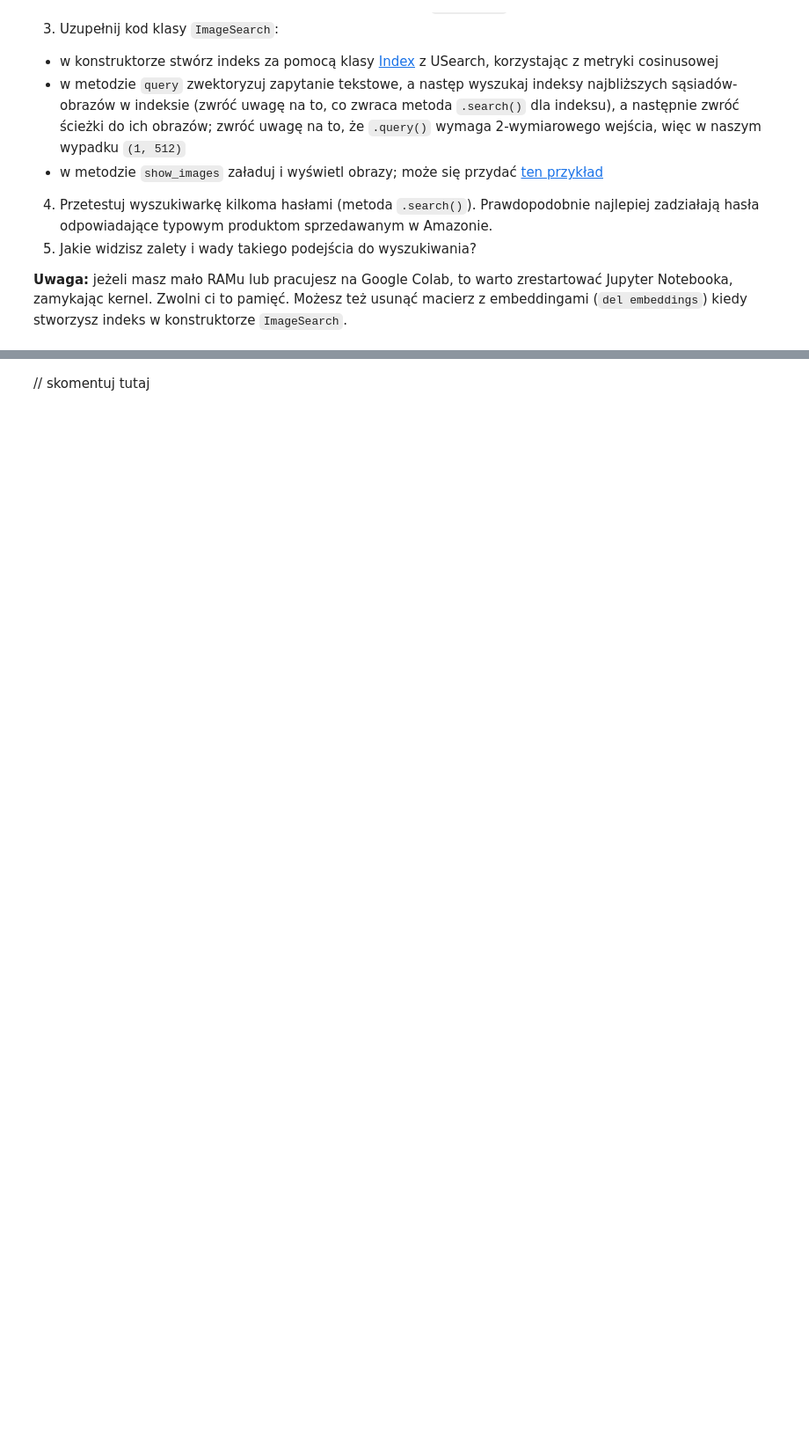
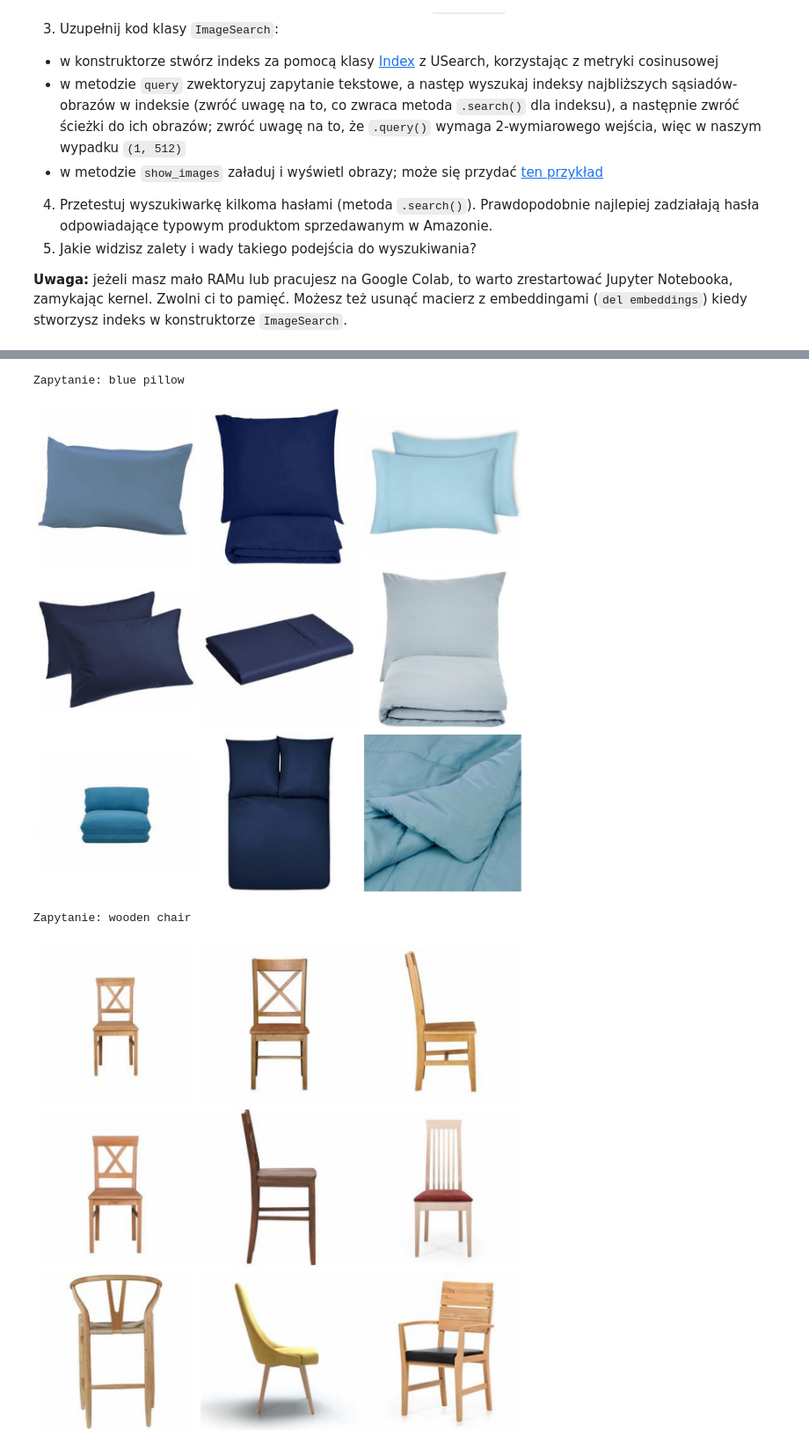
Before and after one commit to Sewery/pum, a Jupyter notebook: lab-2/notebook.ipynb, the cells around one changed output, grey strips where cells are left out. Shown at 88% size. Cells and saved outputs as stored; diff of their text form; code cells hidden in the pictures; blank space fills up the shorter version.

Commit message:
done lab 2 neighboring methods- kNN in supervised learning and querying

```diff
--- a/lab-2/notebook.ipynb
+++ b/lab-2/notebook.ipynb
@@ -673,4 +864,6 @@ embeddings = vectorize_images(image_paths)
 # %%
+from usearch.index import Index
+
 class ImageSearch:
     def __init__(self, image_paths: pd.Series, embeddings: np.ndarray):
         # change to Numpy array to avoid .iloc[] and just index with []
@@ -680,14 +873,45 @@ class ImageSearch:
         self.model = SentenceTransformer("clip-ViT-B-32", device=device)
 
         # create ANN index
-        self.index = ...
+        self.index =  Index(ndim=embeddings.shape[1], metric="cos", dtype="f32")
+        keys = np.arange(len(embeddings), dtype=np.uint64)
+        self.index.add(keys, np.ascontiguousarray(embeddings, dtype=np.float32))
+        del embeddings
 
     def search(self, text: str, n_neighbors: int = 9) -> None:
         image_paths = self.query(text, n_neighbors)
         self.show(image_paths)
 
-    def query(self, text: str, n_neighbors: int = 9) -> list[str]: ...
+    def query(self, text: str, n_neighbors: int = 9) -> list[str]:
+        text_vec = self.model.encode(
+            [text],
+            convert_to_numpy=True,
+            normalize_embeddings=True,
+            ).astype(np.float32)
+        matches = self.index.search(np.ascontiguousarray(text_vec), count=n_neighbors)
+        neighbor_idx = np.asarray(matches.keys).reshape(-1)
+        neighbor_idx = neighbor_idx[neighbor_idx >= 0].astype(int)
 
-    def show(self, image_paths: list[str]) -> None: ...
+        return self.image_paths[neighbor_idx].tolist()
+
+    def show(self, image_paths: list[str]) -> None:
+        from PIL import Image
+        n = len(image_paths)
+        n_cols = 3
+        n_rows = int(np.ceil(n / n_cols))
+
+        fig, axes = plt.subplots(n_rows, n_cols, figsize=(4 * n_cols, 4 * n_rows))
+        axes = np.atleast_1d(axes).ravel()
+
+        for ax, path in zip(axes, image_paths):
+            with Image.open(path) as img:
+                ax.imshow(img.convert("RGB"))
+                ax.axis("off")
+
+        for ax in axes[n:]:
+            ax.axis("off")
+
+        plt.tight_layout()
+        plt.show()
 # %%
 image_search = ImageSearch(image_paths, embeddings)
@@ -696,2 +927,11 @@ image_search.search("blue pillow")
-# %% [markdown]
-// skomentuj tutaj
+# %%
+import matplotlib.pyplot as plt
+
+for q in ["blue pillow", "wooden chair", "white mug", "table lamp", "black backpack"]:
+    print(f"Zapytanie: {q}")
+    image_search.search(q, n_neighbors=9)
+# %% [output]
+Zapytanie: blue pillow
+[figure, added]
+Zapytanie: wooden chair
+[figure, added]
```
Also changed, not shown: parts of 20 cells of this notebook.
